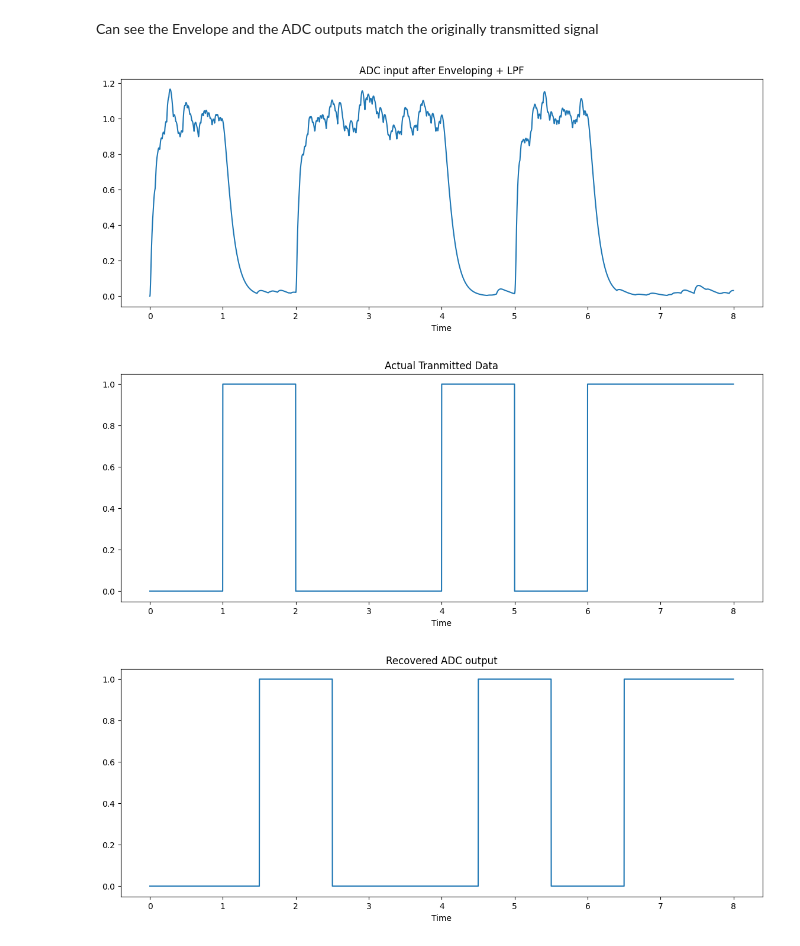
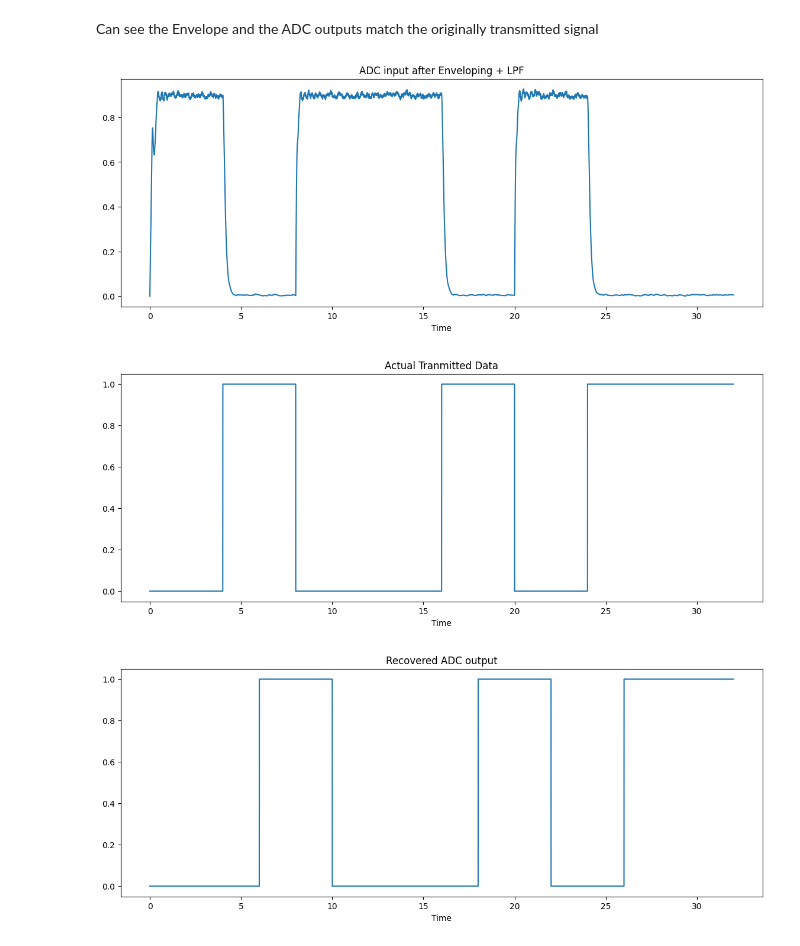
Before and after one commit to ShlokVaibhav/DSP, a Jupyter notebook: DSSS.ipynb, the cells around one changed output. Saved outputs shown, nothing was run; the diff lists cells and outputs as text; code cells hidden in the pictures.

```diff
--- a/DSSS.ipynb
+++ b/DSSS.ipynb
@@ -25,7 +25,7 @@ import matplotlib.pyplot as plt
 
 
 Fc = 32 # Carrier Rate
-Fsym = 1    # Symbol Rate
+Fsym = 0.25    # Symbol Rate
 t_start = 0
 Fs = 512   # Sample frequency (and 1/time step)
 dt = 1/Fs  # Time step
@@ -49,7 +49,7 @@ def FFT_gen(x, Fs, title_str = "", Fs_plot_cutoff = None):
 
 def BPSK_mod_gen(Data, Fsym, Fs, Fc, t, plot_en=1):
     # This function generates the BSPK modulated waveform to be transmitted
-    Phase = np.pi*np.repeat(Data, np.round(Fsym*Fs))  # BPSK Phase based on data, either 0 or pi
+    Phase = np.pi*np.repeat(Data, np.round(Fs/Fsym))  # BPSK Phase based on data, either 0 or pi
     Carrier = np.sin(2*np.pi*Fc*t+Phase)            # Carrier Wave
     #print(t.size)
     #print(Phase.size)
@@ -166,23 +259,23 @@ Can see the Envelope and the ADC outputs match the originally transmitted signal
 # %%
 plt.figure(figsize=(14, 5))
 plt.plot(t, Data_LPF)
 plt.xlabel("Time")
 plt.title("ADC input after Enveloping + LPF")
 plt.show()
 
 
 
 plt.figure(figsize=(14, 5))
-plt.plot(t, np.repeat(Data, np.round(Fsym*Fs)))
+plt.plot(t, np.repeat(Data, np.round(Fs/Fsym)))
 plt.xlabel("Time")
 plt.title("Actual Tranmitted Data")
 plt.show()
 plt.figure(figsize=(14, 5))
 plt.plot(t, Data_raw)
 plt.xlabel("Time")
 plt.title("Recovered ADC output")
 plt.show()
 # %% [output]
-[figure, old version]
+[figure, new version]
-[figure, old version]
+[figure, new version]
-[figure, old version]
+[figure, new version]
```
Also changed, not shown: parts of 4 cells of this notebook, 4 other files.
